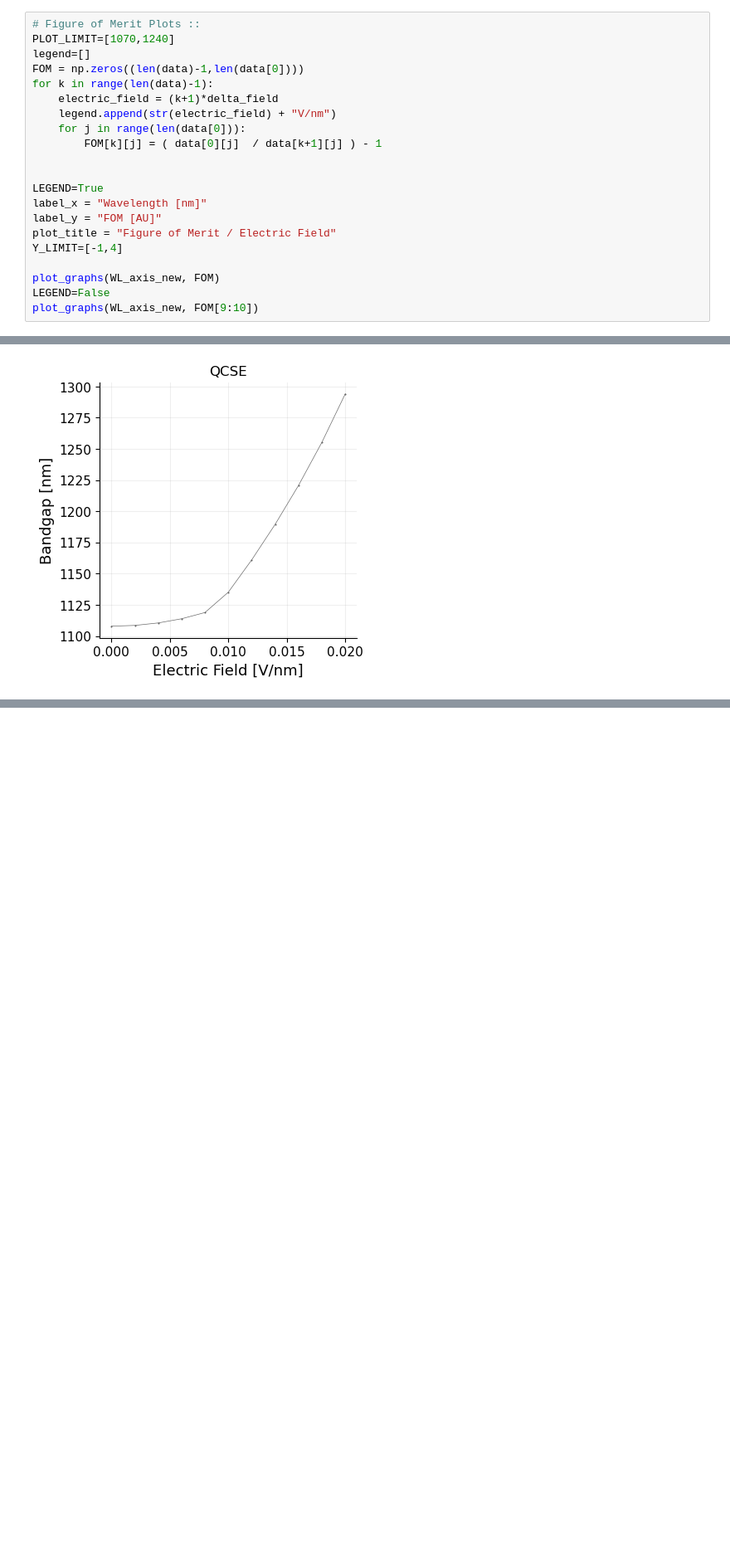
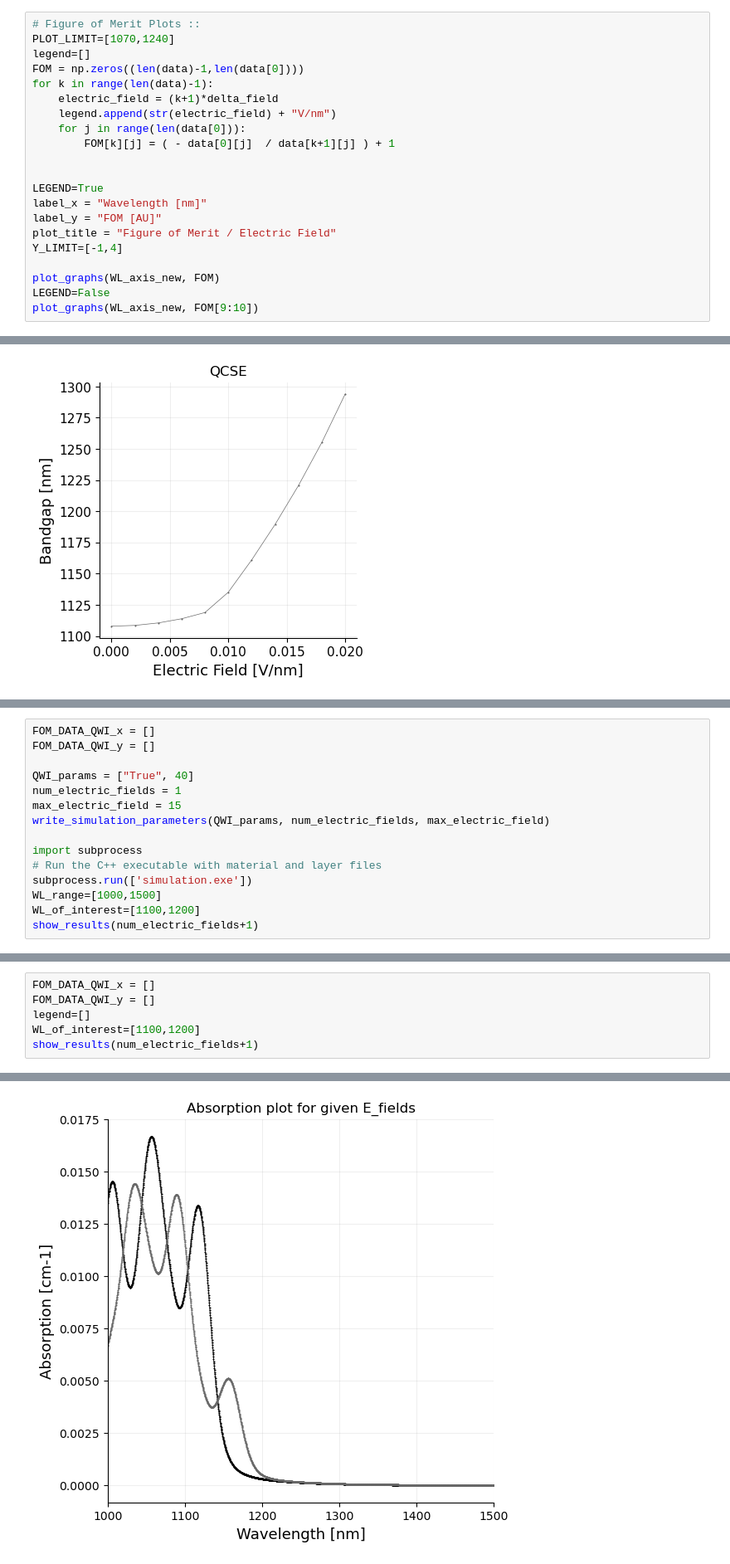
Before and after one commit to jmccw/optical-device-simulations_fyp, a Jupyter notebook: QWI/Read_CXX_results.ipynb, the cells around one changed output, grey strips where cells are left out. Shown at 83% size. Drawn from its saved outputs; the diff is of its cells as text; blank space fills up the shorter version.

```diff
--- a/QWI/Read_CXX_results.ipynb
+++ b/QWI/Read_CXX_results.ipynb
@@ -335,7 +336,7 @@ for k in range(len(data)-1):
     electric_field = (k+1)*delta_field
     legend.append(str(electric_field) + "V/nm")
     for j in range(len(data[0])):
-        FOM[k][j] = ( data[0][j]  / data[k+1][j] ) - 1
+        FOM[k][j] = ( - data[0][j]  / data[k+1][j] ) + 1
 
 
 LEGEND=True
@@ -408,0 +629,15 @@ E_GAP_WL_data[0][0][1]
+# %%
+FOM_DATA_QWI_x = []
+FOM_DATA_QWI_y = []
+
+QWI_params = ["True", 40]
+num_electric_fields = 1
+max_electric_field = 15
+write_simulation_parameters(QWI_params, num_electric_fields, max_electric_field)
+
+import subprocess
+# Run the C++ executable with material and layer files
+subprocess.run(['simulation.exe'])
+WL_range=[1000,1500]
+WL_of_interest=[1100,1200]
+show_results(num_electric_fields+1)
@@ -408,0 +646,7 @@ E_GAP_WL_data[0][0][1]
+# %%
+FOM_DATA_QWI_x = []
+FOM_DATA_QWI_y = []
+legend=[]
+WL_of_interest=[1100,1200]
+show_results(num_electric_fields+1)
+# %% [output]
@@ -408,0 +654 @@ E_GAP_WL_data[0][0][1]
+[figure, added]
```
Also changed, not shown: parts of 18 cells of this notebook, 37 other files.
